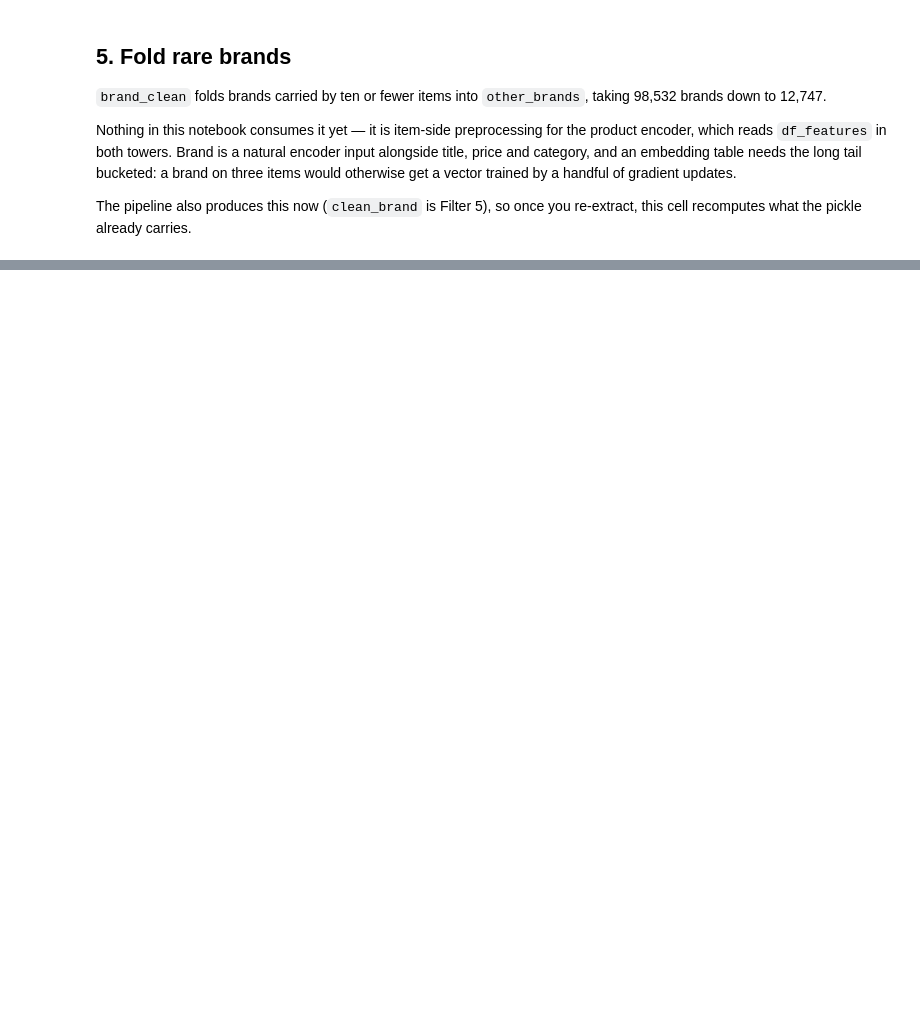
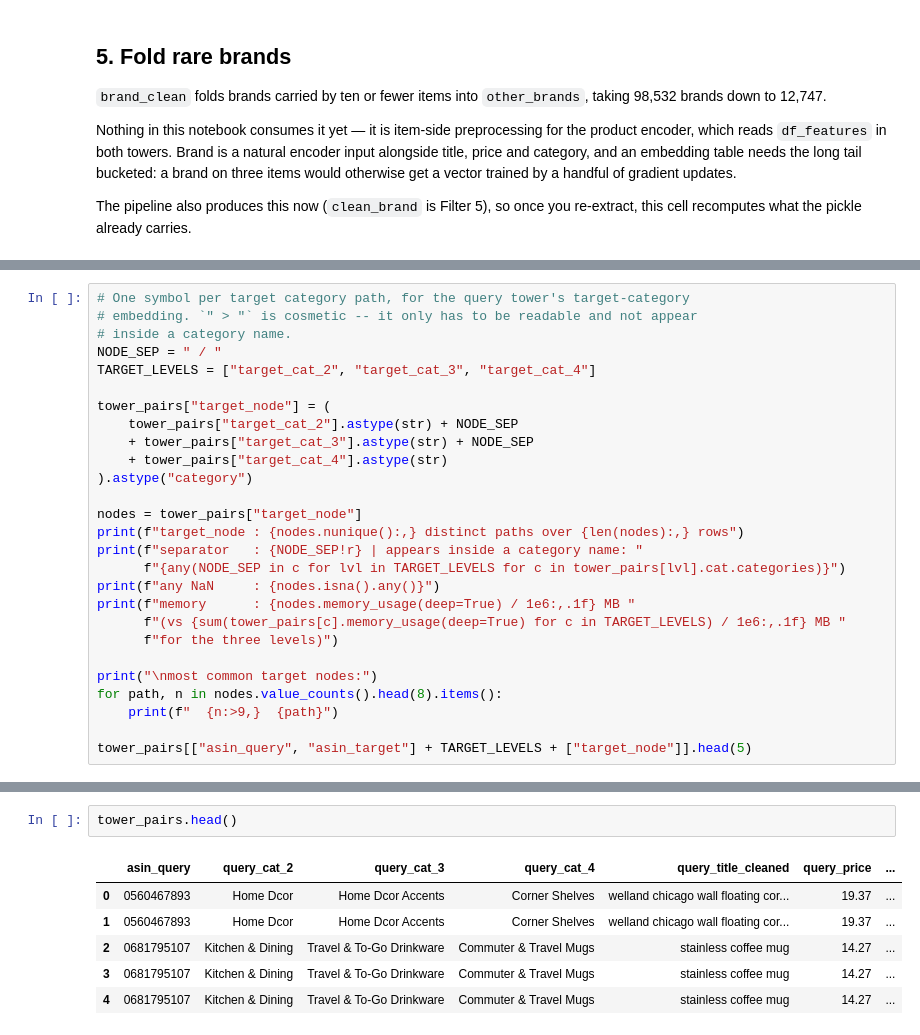
Before and after one commit to flamesmith/RecSystem, a Jupyter notebook: ttn/ttn_complementary.ipynb, the cells around one changed output, grey strips where cells are left out. Saved outputs shown, nothing was run; the diff lists cells and outputs as text; blank space fills up the shorter version.

```diff
--- a/ttn/ttn_complementary.ipynb
+++ b/ttn/ttn_complementary.ipynb
@@ -402,0 +853,27 @@ print(df_features["brand_clean"].value_counts().head(10))
+# %%
+# One symbol per target category path, for the query tower's target-category
+# embedding. `" > "` is cosmetic -- it only has to be readable and not appear
+# inside a category name.
+NODE_SEP = " / "
+TARGET_LEVELS = ["target_cat_2", "target_cat_3", "target_cat_4"]
+
+tower_pairs["target_node"] = (
+    tower_pairs["target_cat_2"].astype(str) + NODE_SEP
+    + tower_pairs["target_cat_3"].astype(str) + NODE_SEP
+    + tower_pairs["target_cat_4"].astype(str)
+).astype("category")
+
+nodes = tower_pairs["target_node"]
+print(f"target_node : {nodes.nunique():,} distinct paths over {len(nodes):,} rows")
+print(f"separator   : {NODE_SEP!r} | appears inside a category name: "
+      f"{any(NODE_SEP in c for lvl in TARGET_LEVELS for c in tower_pairs[lvl].cat.categories)}")
+print(f"any NaN     : {nodes.isna().any()}")
+print(f"memory      : {nodes.memory_usage(deep=True) / 1e6:,.1f} MB "
+      f"(vs {sum(tower_pairs[c].memory_usage(deep=True) for c in TARGET_LEVELS) / 1e6:,.1f} MB "
+      f"for the three levels)")
+
+print("\nmost common target nodes:")
+for path, n in nodes.value_counts().head(8).items():
+    print(f"  {n:>9,}  {path}")
+
+tower_pairs[["asin_query", "asin_target"] + TARGET_LEVELS + ["target_node"]].head(5)
@@ -402,0 +901,9 @@ print(df_features["brand_clean"].value_counts().head(10))
+# %%
+tower_pairs.head()
+# %% [output]
+|  | asin_query | query_cat_2 | query_cat_3 | query_cat_4 | query_title_cleaned | query_price | ... |
+| 0 | 0560467893 | Home Dcor | Home Dcor Accents | Corner Shelves | welland chicago wall floating cor... | 19.37 | ... |
+| 1 | 0560467893 | Home Dcor | Home Dcor Accents | Corner Shelves | welland chicago wall floating cor... | 19.37 | ... |
+| 2 | 0681795107 | Kitchen & Dining | Travel & To-Go Drinkware | Commuter & Travel Mugs | stainless coffee mug | 14.27 | ... |
+| 3 | 0681795107 | Kitchen & Dining | Travel & To-Go Drinkware | Commuter & Travel Mugs | stainless coffee mug | 14.27 | ... |
+| 4 | 0681795107 | Kitchen & Dining | Travel & To-Go Drinkware | Commuter & Travel Mugs | stainless coffee mug | 14.27 | ... |
```
Also changed, not shown: parts of 11 cells of this notebook.
